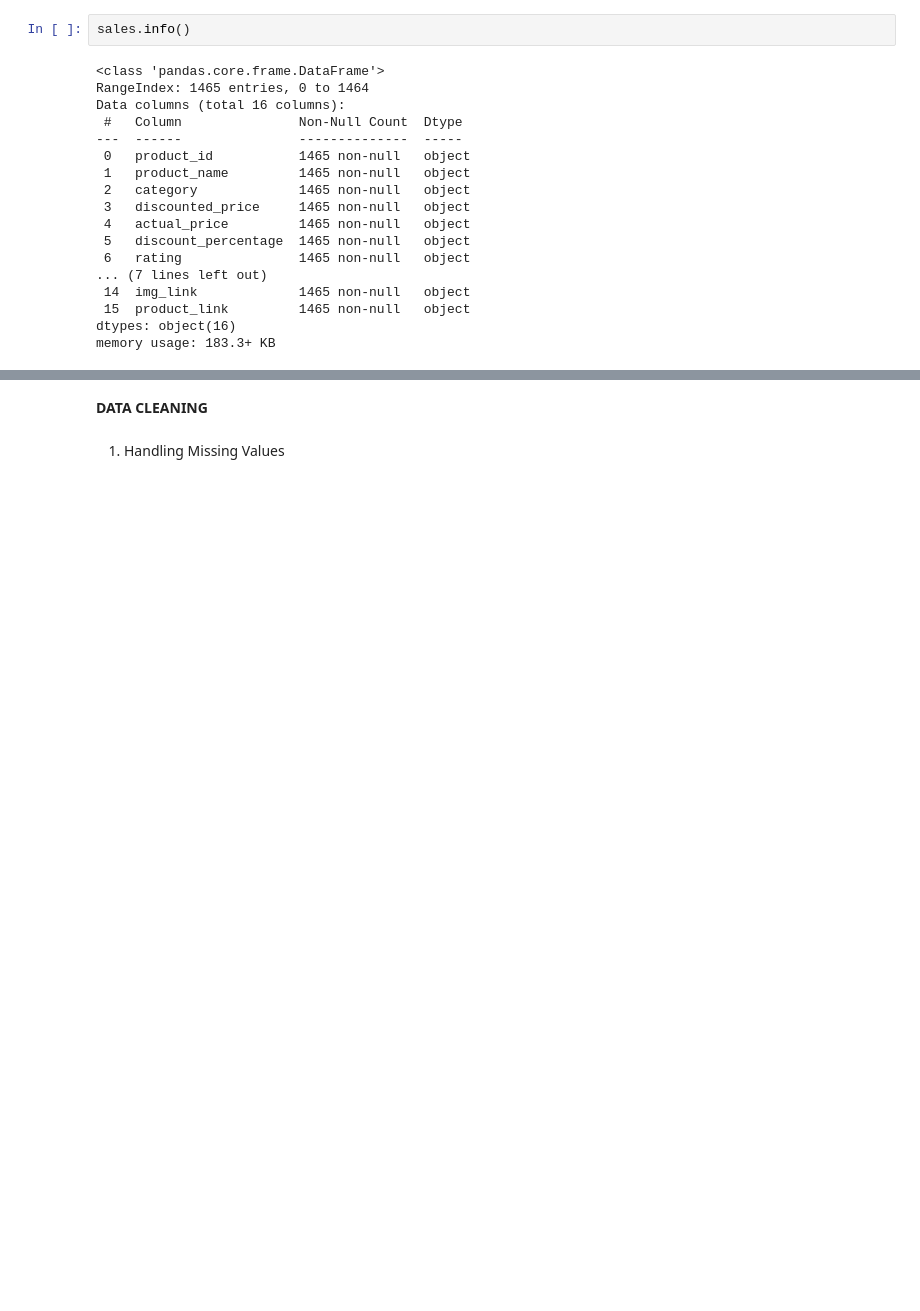
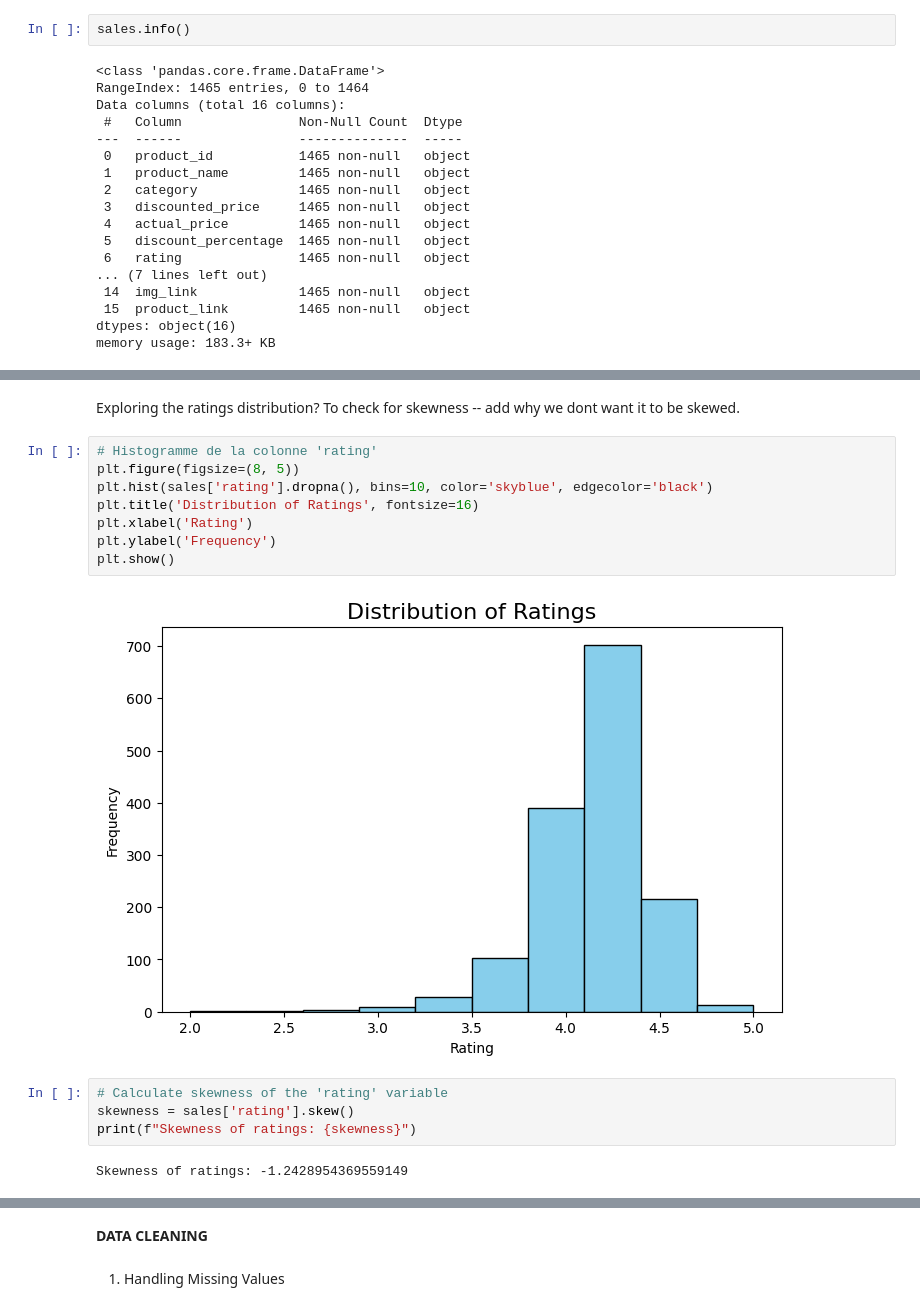
Before and after one commit to julianahubacova/Sales_Data_Analysis, a Jupyter notebook: Sales_Analysis.ipynb, the cells around one changed output, grey strips where cells are left out. Cells and saved outputs as stored; diff of their text form; blank space fills up the shorter version.

```diff
--- a/Sales_Analysis.ipynb
+++ b/Sales_Analysis.ipynb
@@ -51,0 +99,18 @@ Exploring the ratings distribution?
+# %% [markdown]
+Exploring the ratings distribution? To check for skewness -- add why we dont want it to be skewed.
+# %%
+# Histogramme de la colonne 'rating'
+plt.figure(figsize=(8, 5))
+plt.hist(sales['rating'].dropna(), bins=10, color='skyblue', edgecolor='black')
+plt.title('Distribution of Ratings', fontsize=16)
+plt.xlabel('Rating')
+plt.ylabel('Frequency')
+plt.show()
+# %% [output]
+[figure, added]
+# %%
+# Calculate skewness of the 'rating' variable
+skewness = sales['rating'].skew()
+print(f"Skewness of ratings: {skewness}")
+# %% [output]
+Skewness of ratings: -1.2428954369559149
```
Also changed, not shown: parts of 17 cells of this notebook.
